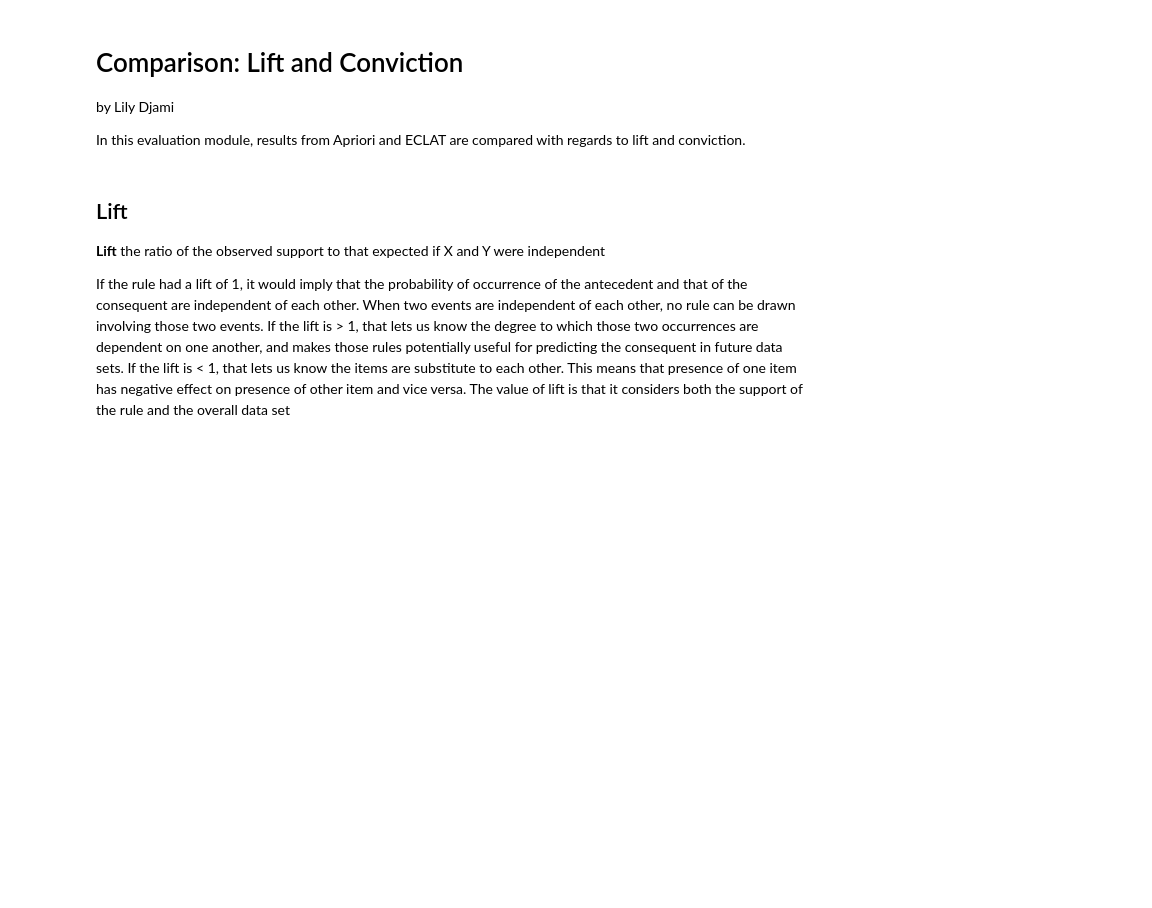
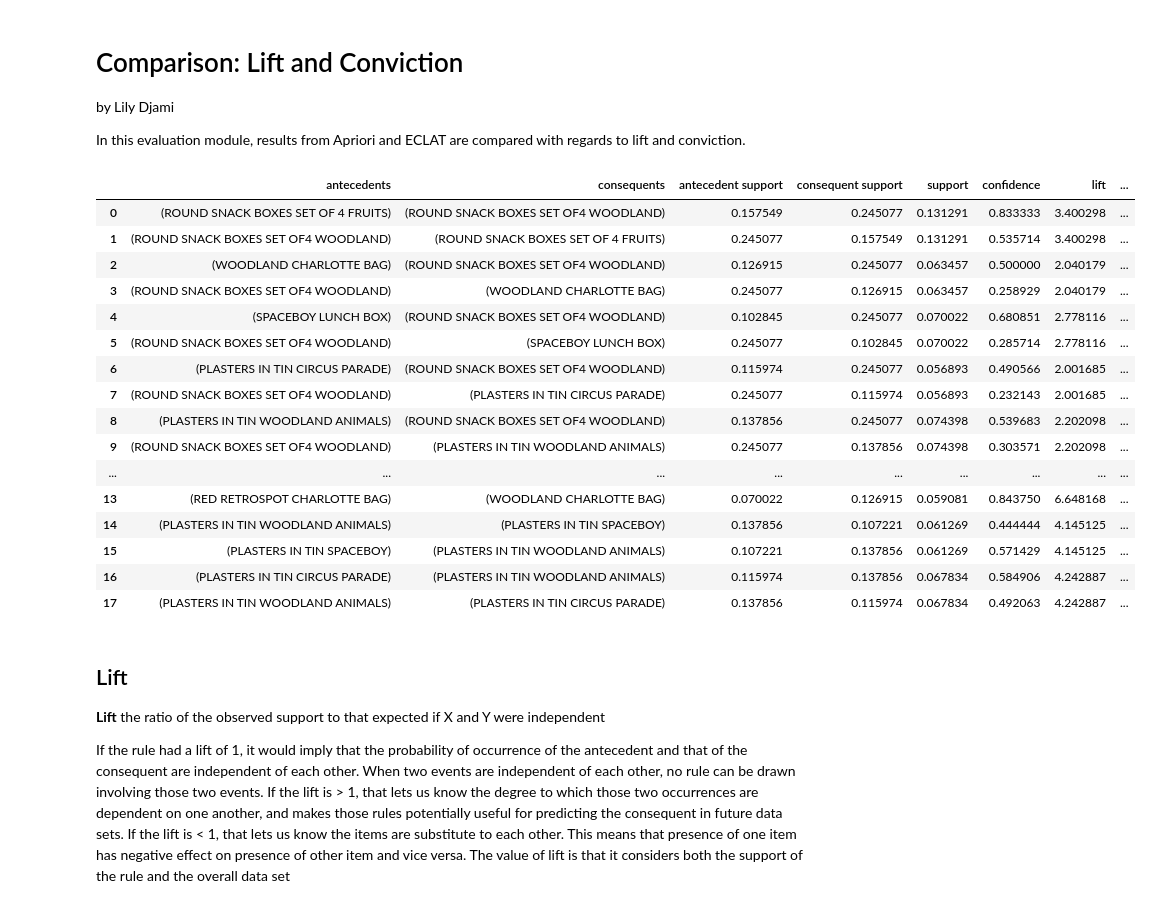
Before and after one commit to mlilyd/DS1_RuleMining, a Jupyter notebook: confiction_lift.ipynb, the cells around one changed output. Cells and saved outputs as stored; diff of their text form; code cells hidden in the pictures; blank space fills up the shorter version.

```diff
--- a/confiction_lift.ipynb
+++ b/confiction_lift.ipynb
@@ -27,3 +38,23 @@ entree_apriori_rules = association_rules(entree_apriori, min_threshold = 0)
+# %%
+retail_eclat_rules
+# %% [output]
+|  | antecedents | consequents | antecedent support | consequent support | support | confidence | lift | ... |
+| 0 | (ROUND SNACK BOXES SET OF 4 FRUITS) | (ROUND SNACK BOXES SET OF4 WOODLAND) | 0.157549 | 0.245077 | 0.131291 | 0.833333 | 3.400298 | ... |
+| 1 | (ROUND SNACK BOXES SET OF4 WOODLAND) | (ROUND SNACK BOXES SET OF 4 FRUITS) | 0.245077 | 0.157549 | 0.131291 | 0.535714 | 3.400298 | ... |
+| 2 | (WOODLAND CHARLOTTE BAG) | (ROUND SNACK BOXES SET OF4 WOODLAND) | 0.126915 | 0.245077 | 0.063457 | 0.500000 | 2.040179 | ... |
+| 3 | (ROUND SNACK BOXES SET OF4 WOODLAND) | (WOODLAND CHARLOTTE BAG) | 0.245077 | 0.126915 | 0.063457 | 0.258929 | 2.040179 | ... |
+| 4 | (SPACEBOY LUNCH BOX) | (ROUND SNACK BOXES SET OF4 WOODLAND) | 0.102845 | 0.245077 | 0.070022 | 0.680851 | 2.778116 | ... |
+| 5 | (ROUND SNACK BOXES SET OF4 WOODLAND) | (SPACEBOY LUNCH BOX) | 0.245077 | 0.102845 | 0.070022 | 0.285714 | 2.778116 | ... |
+| 6 | (PLASTERS IN TIN CIRCUS PARADE) | (ROUND SNACK BOXES SET OF4 WOODLAND) | 0.115974 | 0.245077 | 0.056893 | 0.490566 | 2.001685 | ... |
+| 7 | (ROUND SNACK BOXES SET OF4 WOODLAND) | (PLASTERS IN TIN CIRCUS PARADE) | 0.245077 | 0.115974 | 0.056893 | 0.232143 | 2.001685 | ... |
+| 8 | (PLASTERS IN TIN WOODLAND ANIMALS) | (ROUND SNACK BOXES SET OF4 WOODLAND) | 0.137856 | 0.245077 | 0.074398 | 0.539683 | 2.202098 | ... |
+| 9 | (ROUND SNACK BOXES SET OF4 WOODLAND) | (PLASTERS IN TIN WOODLAND ANIMALS) | 0.245077 | 0.137856 | 0.074398 | 0.303571 | 2.202098 | ... |
+| ... | ... | ... | ... | ... | ... | ... | ... | ... |
+| 13 | (RED RETROSPOT CHARLOTTE BAG) | (WOODLAND CHARLOTTE BAG) | 0.070022 | 0.126915 | 0.059081 | 0.843750 | 6.648168 | ... |
+| 14 | (PLASTERS IN TIN WOODLAND ANIMALS) | (PLASTERS IN TIN SPACEBOY) | 0.137856 | 0.107221 | 0.061269 | 0.444444 | 4.145125 | ... |
+| 15 | (PLASTERS IN TIN SPACEBOY) | (PLASTERS IN TIN WOODLAND ANIMALS) | 0.107221 | 0.137856 | 0.061269 | 0.571429 | 4.145125 | ... |
+| 16 | (PLASTERS IN TIN CIRCUS PARADE) | (PLASTERS IN TIN WOODLAND ANIMALS) | 0.115974 | 0.137856 | 0.067834 | 0.584906 | 4.242887 | ... |
+| 17 | (PLASTERS IN TIN WOODLAND ANIMALS) | (PLASTERS IN TIN CIRCUS PARADE) | 0.137856 | 0.115974 | 0.067834 | 0.492063 | 4.242887 | ... |
 # %% [markdown]
 ## Lift
 
```
Also changed, not shown: parts of 9 cells of this notebook, 1 other file.
